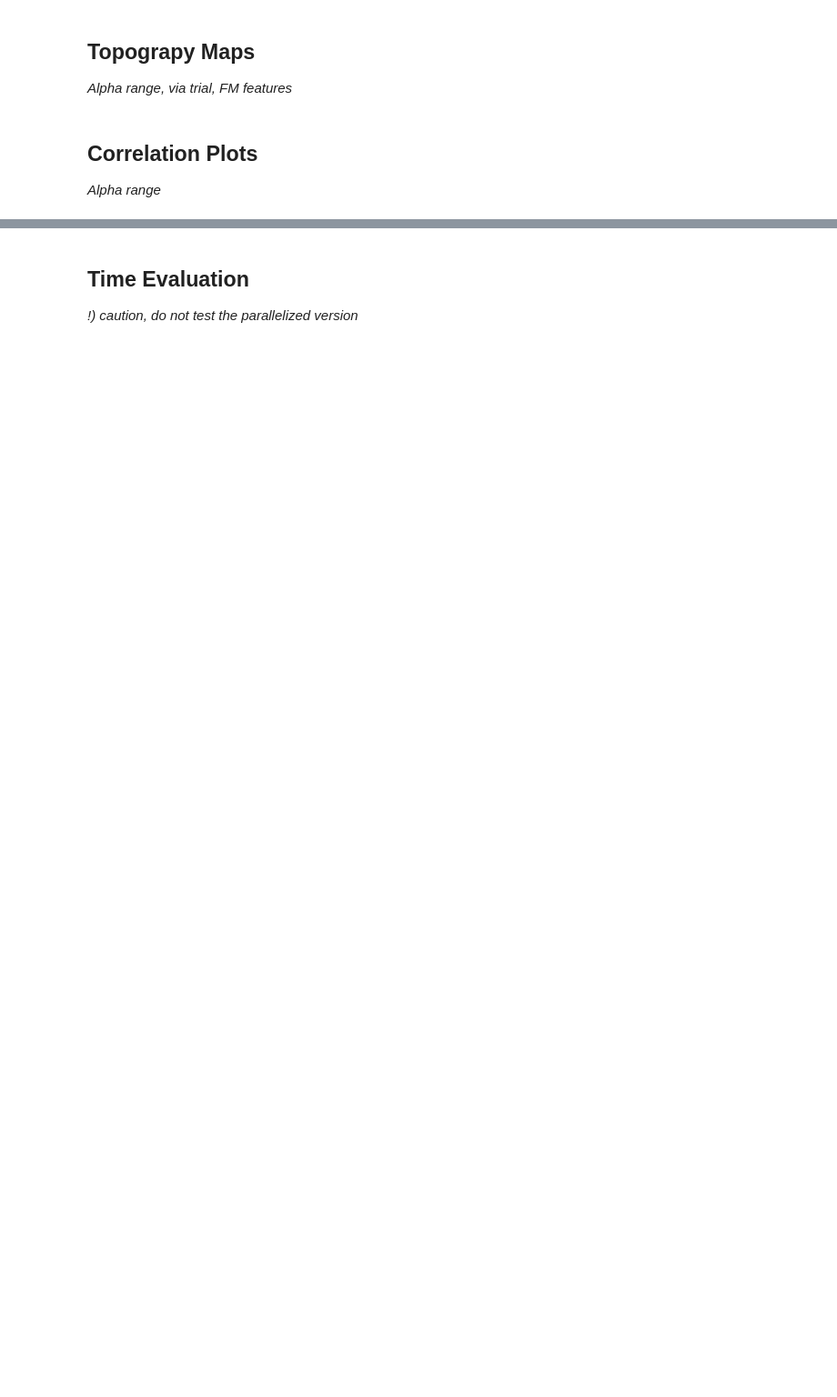
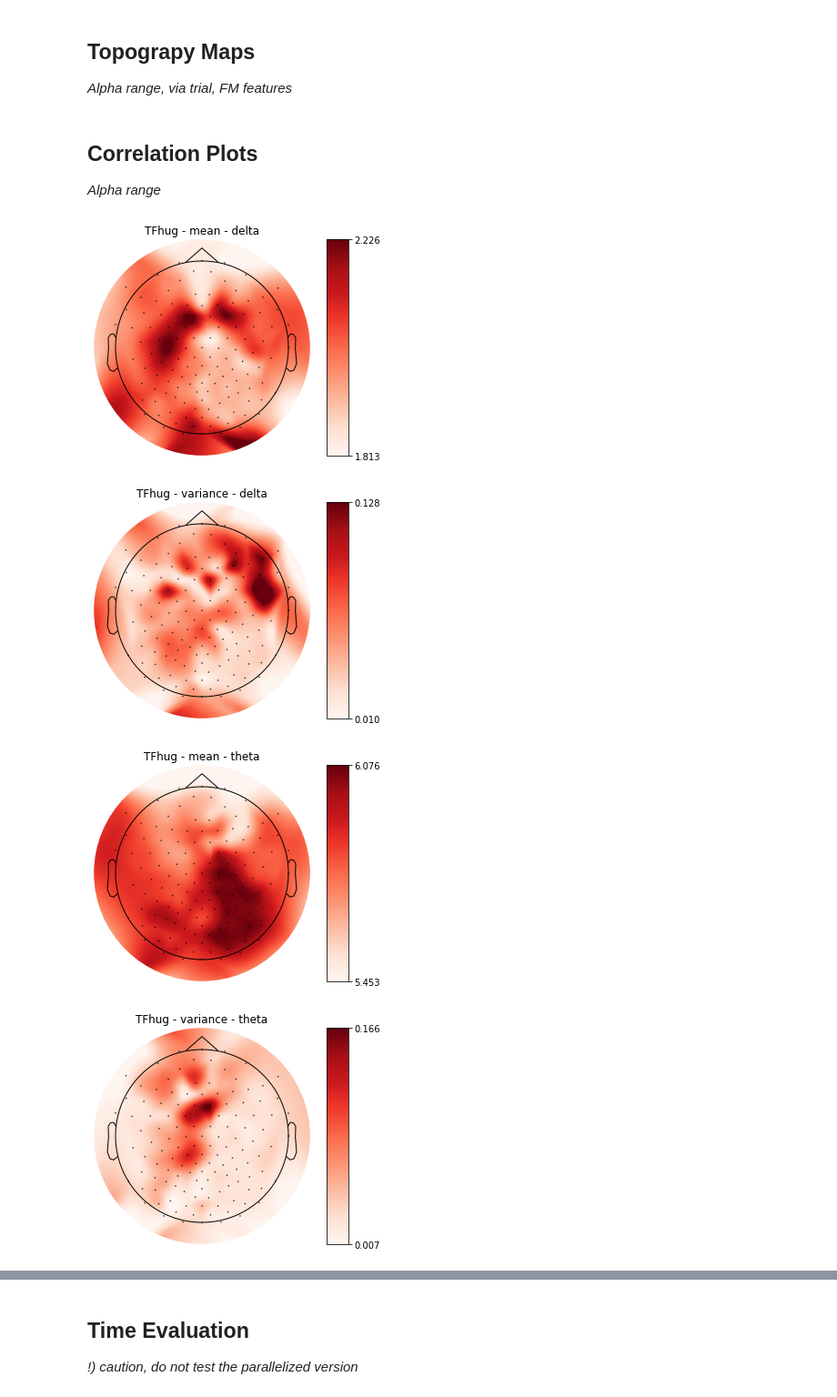
Before and after one commit to vatevr/Cybathlon-2020-UniVie, a Jupyter notebook: signalprocessing/peakfrequency/worspace.ipynb, the cells around one changed output, grey strips where cells are left out. Shown at 91% size. Cells and saved outputs as stored; diff of their text form; code cells hidden in the pictures; blank space fills up the shorter version.

```diff
--- a/signalprocessing/peakfrequency/worspace.ipynb
+++ b/signalprocessing/peakfrequency/worspace.ipynb
@@ -43,3 +74,8 @@ nr_channels = data_rhand[0].shape[0]
+# %%
+data = epochs['5'].get_data()
+data = np.vstack((data, epochs2['5'].get_data()))
+title = 'TFhug'
+nr_channels = data[0].shape[0]
 # %% [markdown]
 ## Optimizing Alpha Range
 # %%
@@ -128,3 +187,40 @@ for i in range(data_lhand.shape[0]):
 # %% [markdown]
 ## Correlation Plots
 *Alpha range*
+# %%
+pos = pos_from_raw(raw.info, picks)
+
+peaks = np.array(peaks_delta)
+mean = np.mean(peaks, axis=0)
+var = np.var(peaks, axis=0)
+plot_single_topomap(mean, pos, title = title+' - mean - delta', cmap_rb=True)
+plot_single_topomap(var, pos, title = title+' - variance - delta', cmap_rb=True)
+
+peaks = np.array(peaks_theta)
+mean = np.mean(peaks, axis=0)
+var = np.var(peaks, axis=0)
+plot_single_topomap(mean, pos, title = title+' - mean - theta', cmap_rb=True)
+plot_single_topomap(var, pos, title = title+' - variance - theta', cmap_rb=True)
+
+peaks = np.array(peaks_alpha)
+mean = np.mean(peaks, axis=0)
+var = np.var(peaks, axis=0)
+plot_single_topomap(mean, pos, title = title+' - mean - alpha', cmap_rb=True)
+plot_single_topomap(var, pos, title = title+' - variance - alpha', cmap_rb=True)
+
+peaks = np.array(peaks_beta)
+mean = np.mean(peaks, axis=0)
+var = np.var(peaks, axis=0)
+plot_single_topomap(mean, pos, title = title+' - mean - beta', cmap_rb=True)
+plot_single_topomap(var, pos, title = title+' - variance - beta', cmap_rb=True)
+
+peaks = np.array(peaks_gamma)
+mean = np.mean(peaks, axis=0)
+var = np.var(peaks, axis=0)
+plot_single_topomap(mean, pos, title = title+' - mean - gamma', cmap_rb=True)
+plot_single_topomap(var, pos, title = title+' - variance - gamma', cmap_rb=True)
+# %% [output]
+[figure, added]
+[figure, added]
+[figure, added]
+[figure, added]
```
Also changed, not shown: parts of 12 cells of this notebook, 6 other files.
